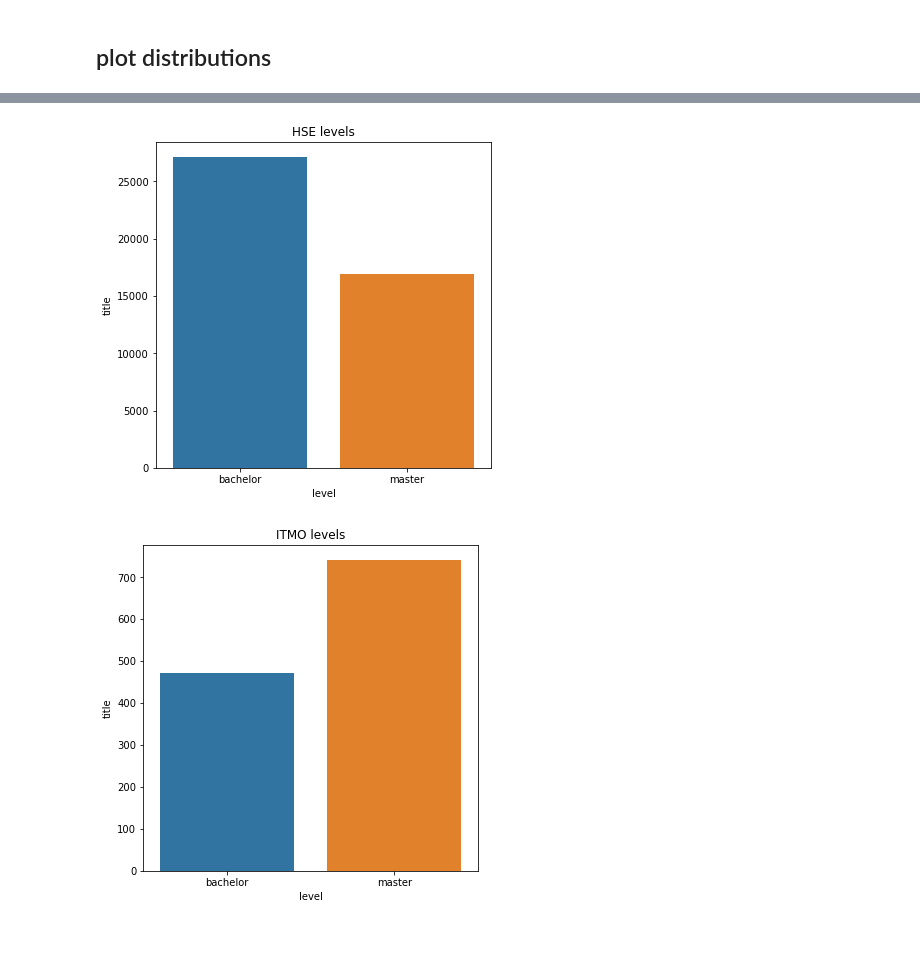
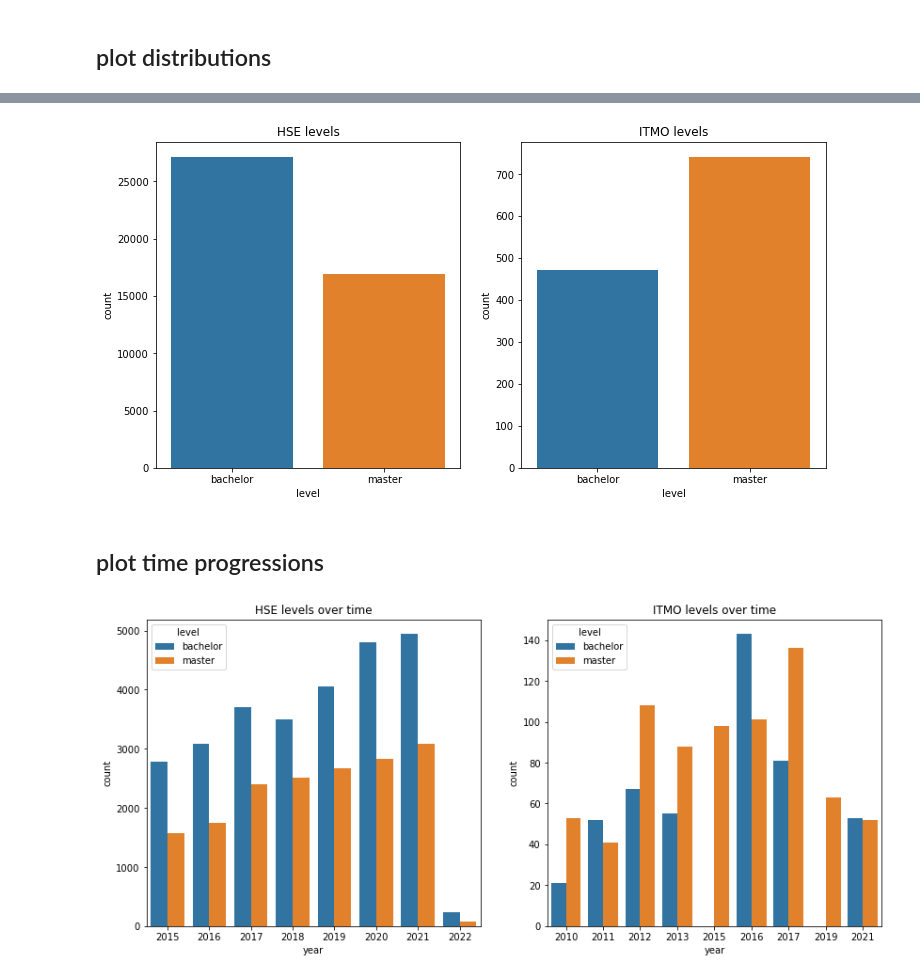
Before and after one commit to evjeny/diplomas_exploratory_analysis, a Jupyter notebook: analysis.ipynb, the cells around one changed output, grey strips where cells are left out. Saved outputs shown, nothing was run; the diff lists cells and outputs as text; code cells hidden in the pictures; blank space fills up the shorter version.

Commit message:
add some time series

```diff
--- a/analysis.ipynb
+++ b/analysis.ipynb
@@ -169,15 +176,16 @@ educational_programme
 # %%
-def plot_levels(df: pd.DataFrame, title: str):
-    fig, ax = plt.subplots(1, figsize=(6, 6))
+def plot_levels(df: pd.DataFrame, title: str, ax):
     ax.set_title(title)
 
-    groups = df[["level", "title"]].groupby("level", as_index=False).count()
-    sns.barplot(x="level", y="title", data=groups, ax=ax)
+    groups = df[["level", "title"]].groupby("level", as_index=False).count() \
+        .rename(columns={"level": "level", "title": "count"})
+    sns.barplot(x="level", y="count", data=groups, ax=ax)
 
-    plt.show()
+
+with add_subplots(1, 2, figsize=(12, 6)) as (hse_ax, itmo_ax):
+    plot_levels(transformed_hse_df, "HSE levels", hse_ax)
+    plot_levels(transformed_itmo_df, "ITMO levels", itmo_ax)
+# %% [output]
+[figure, added]
-# %%
-plot_levels(transformed_hse_df, "HSE levels")
-plot_levels(transformed_itmo_df, "ITMO levels")
-# %% [output]
-[figure, removed]
-[figure, removed]
+# %% [markdown]
+## plot time progressions
@@ -183,0 +197,13 @@ plot_levels(transformed_itmo_df, "ITMO levels")
+# %%
+def plot_levels_over_time(df: pd.DataFrame, title: str, ax):
+    groups = df[["year", "level", "title"]].groupby(["year", "level"], as_index=False) \
+        .count().rename(columns=rename_title)
+    ax.set_title(title)
+    sns.barplot(x="year", y="count", hue="level", data=groups, ax=ax)
+
+
+with add_subplots(1, 2, figsize=(14, 6)) as (hse_ax, itmo_ax):
+    plot_levels_over_time(transformed_hse_df, "HSE levels over time", hse_ax)
+    plot_levels_over_time(transformed_itmo_df, "ITMO levels over time", itmo_ax)
+# %% [output]
+[figure, added]
```
Also changed, not shown: parts of 12 cells of this notebook.
